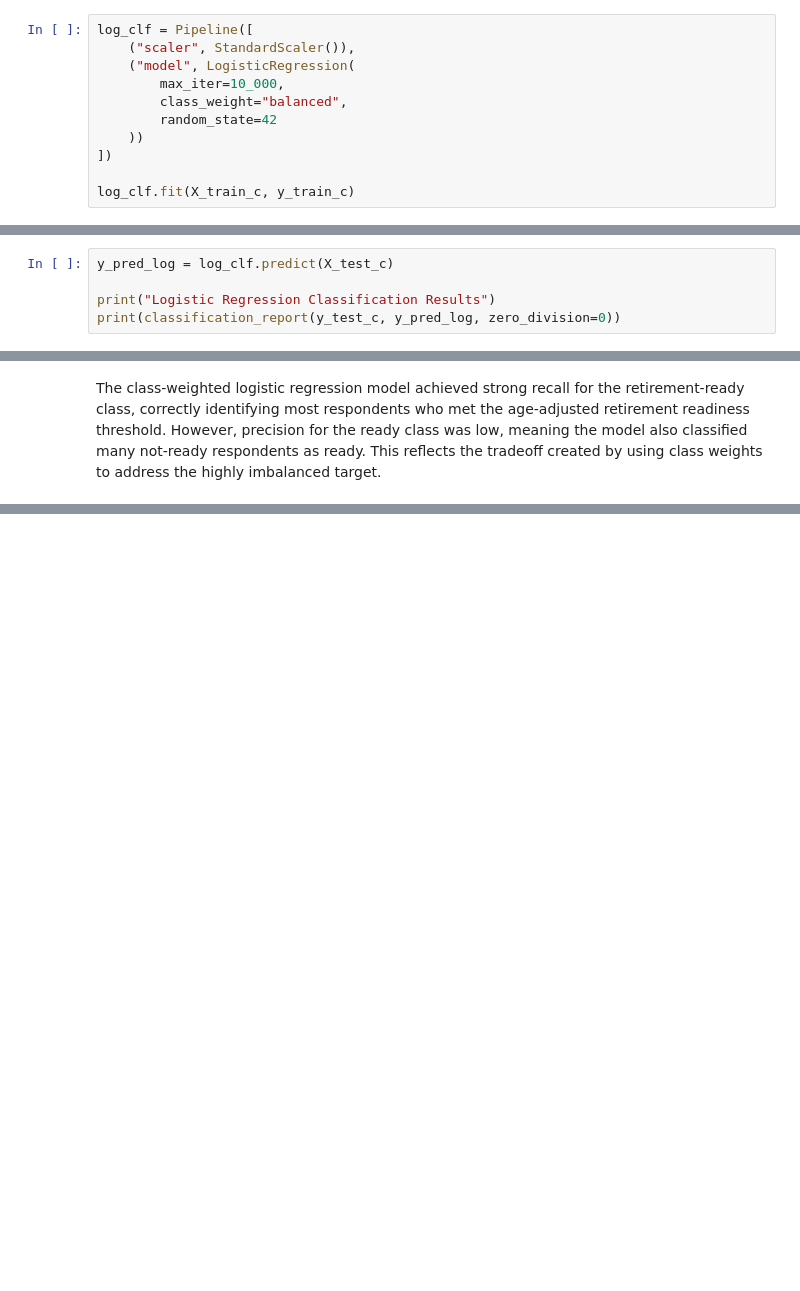
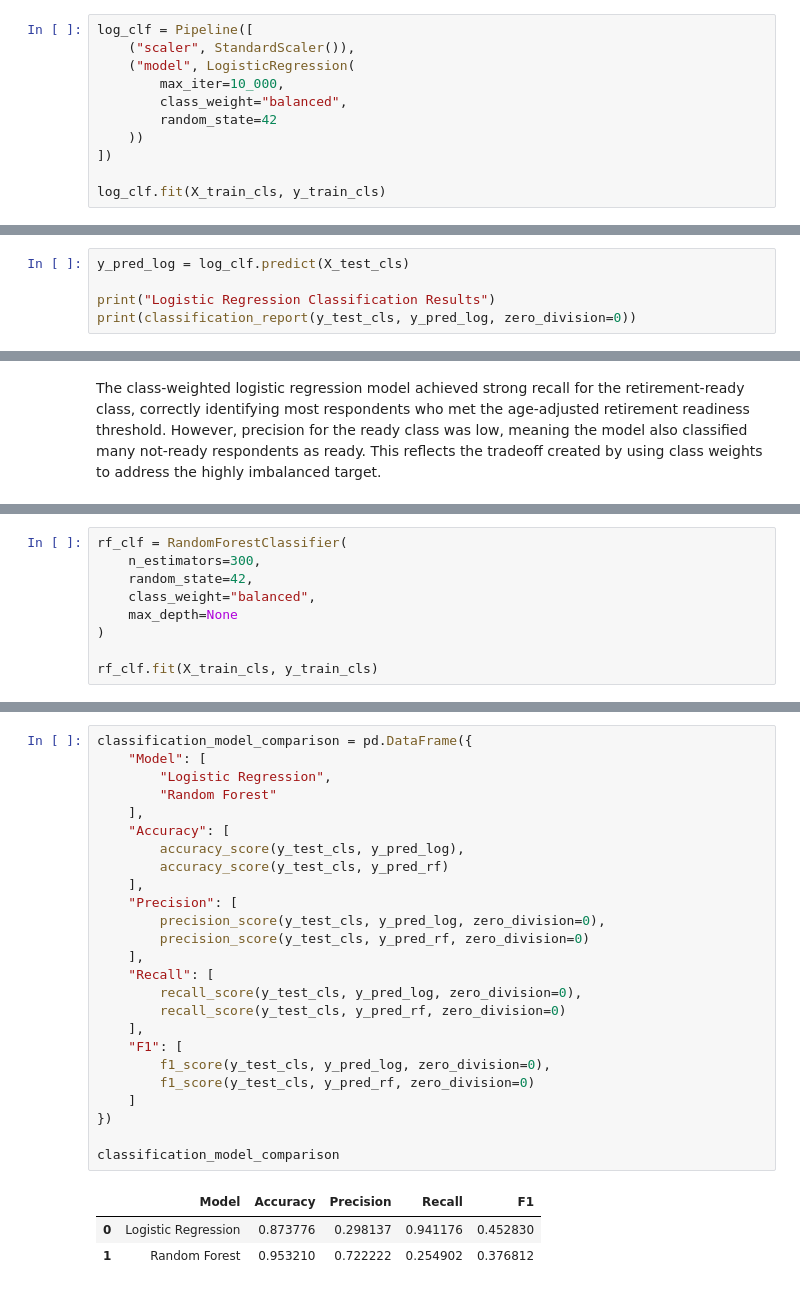
Before and after one commit to jsween/CapstoneProject, a Jupyter notebook: notebooks/04_ML_Models.ipynb, the cells around one changed output, grey strips where cells are left out. Saved outputs shown, nothing was run; the diff lists cells and outputs as text; blank space fills up the shorter version.

```diff
--- a/notebooks/04_ML_Models.ipynb
+++ b/notebooks/04_ML_Models.ipynb
@@ -447,17 +449,17 @@ log_clf = Pipeline([
     ))
 ])
 
-log_clf.fit(X_train_c, y_train_c)
+log_clf.fit(X_train_cls, y_train_cls)
 # %% [output]
 Pipeline(steps=[('scaler', StandardScaler()),
                 ('model',
                  LogisticRegression(class_weight='balanced', max_iter=10000,
                                     random_state=42))])
 # %%
-y_pred_log = log_clf.predict(X_test_c)
+y_pred_log = log_clf.predict(X_test_cls)
 
 print("Logistic Regression Classification Results")
-print(classification_report(y_test_c, y_pred_log, zero_division=0))
+print(classification_report(y_test_cls, y_pred_log, zero_division=0))
 # %% [output]
 Logistic Regression Classification Results
               precision    recall  f1-score   support
@@ -486,0 +491,9 @@ The class-weighted logistic regression model achieved strong recall for the reti
+# %%
+rf_clf = RandomForestClassifier(
+    n_estimators=300,
+    random_state=42,
+    class_weight="balanced",
+    max_depth=None
+)
+
+rf_clf.fit(X_train_cls, y_train_cls)
@@ -486,0 +553,29 @@ The class-weighted logistic regression model achieved strong recall for the reti
+# %%
+classification_model_comparison = pd.DataFrame({
+    "Model": [
+        "Logistic Regression",
+        "Random Forest"
+    ],
+    "Accuracy": [
+        accuracy_score(y_test_cls, y_pred_log),
+        accuracy_score(y_test_cls, y_pred_rf)
+    ],
+    "Precision": [
+        precision_score(y_test_cls, y_pred_log, zero_division=0),
+        precision_score(y_test_cls, y_pred_rf, zero_division=0)
+    ],
+    "Recall": [
+        recall_score(y_test_cls, y_pred_log, zero_division=0),
+        recall_score(y_test_cls, y_pred_rf, zero_division=0)
+    ],
+    "F1": [
+        f1_score(y_test_cls, y_pred_log, zero_division=0),
+        f1_score(y_test_cls, y_pred_rf, zero_division=0)
+    ]
+})
+
+classification_model_comparison
+# %% [output]
+|  | Model | Accuracy | Precision | Recall | F1 |
+| 0 | Logistic Regression | 0.873776 | 0.298137 | 0.941176 | 0.452830 |
+| 1 | Random Forest | 0.953210 | 0.722222 | 0.254902 | 0.376812 |
```
Also changed, not shown: parts of 18 cells of this notebook.
